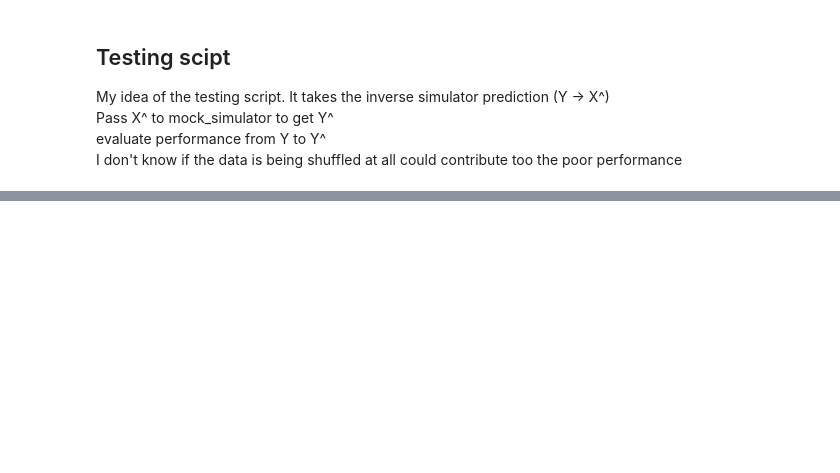
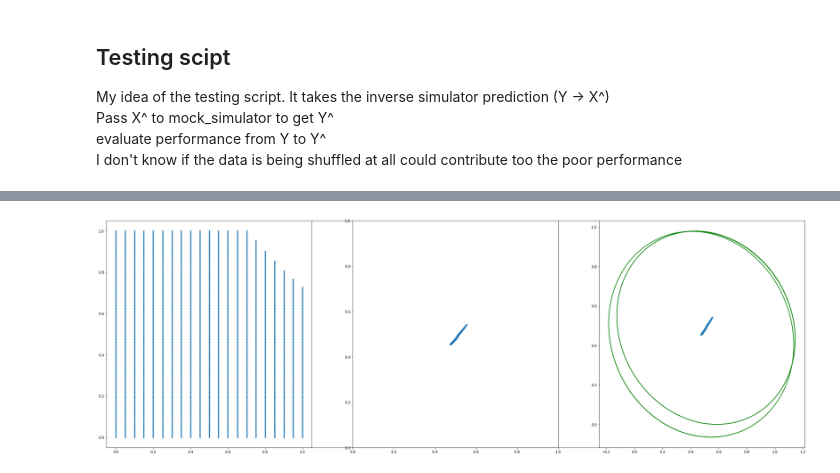
Before and after one commit to indylab/Circuit-Synthesis, a Jupyter notebook: probablisticPOC.ipynb, the cells around one changed output, grey strips where cells are left out. Cells and saved outputs as stored; diff of their text form; code cells hidden in the pictures; blank space fills up the shorter version.

```diff
--- a/probablisticPOC.ipynb
+++ b/probablisticPOC.ipynb
@@ -260,4 +250,0 @@ d.T @ np.eye(2)
-# %%
-i = np.ones(2)
-z = np.zeros((2,2))
-np.einsum('i,jk->jj', i,z)
@@ -296,0 +271,39 @@ LT,L
+# %%
+def getCovEllip(cov,pos):
+    eigenvalues, eigenvectors = np.linalg.eig(cov)
+    theta = np.linspace(0, 2*np.pi, 1000);
+    ellipsis = (np.sqrt(eigenvalues[None,:]) * eigenvectors) @ [np.sin(theta), np.cos(theta)] + pos.reshape(2,1)
+    return ellipsis
+# %%
+pred_means = x_preds.detach().numpy()[:,:2] # get meansd
+
+values = x_preds.detach().numpy()
+fig, axes = plt.subplots(figsize=(36, 12))
+axes.get_xaxis().set_visible(False) # remove erroneos graph axis
+axes.get_yaxis().set_visible(False)
+
+xlim = [X[:,0].min(),X[:,0].max()] # calculate limits for input data to set plot axis
+ylim = [X[:,1].min(),X[:,1].max()]
+
+num_ellipse = 5
+ellipses = []
+for i in range(num_ellipse):
+    i = np.random.randint(values.shape[0])
+    cov = values[i,2:]
+    pos = values[i,:2]
+    cov = formCovMatrix(cov)
+    ellipses.append(getCovEllip(cov,pos))
+
+ax = fig.add_subplot(131)
+plt.plot(X[:,1],X[:,0], ".")
+ax = fig.add_subplot(132)
+ax.set_xlim(xlim)
+ax.set_ylim(ylim)
+plt.plot(pred_means[:,0],pred_means[:,1], ".")
+ax = fig.add_subplot(133)
+plt.plot(pred_means[:,0],pred_means[:,1], ".")
+for ellipse in ellipses:
+    plt.plot(ellipse[0,:], ellipse[1,:],"g")
+plt.show()
+# %% [output]
+[figure, added]
```
Also changed, not shown: parts of 33 cells of this notebook, 1 other file.
